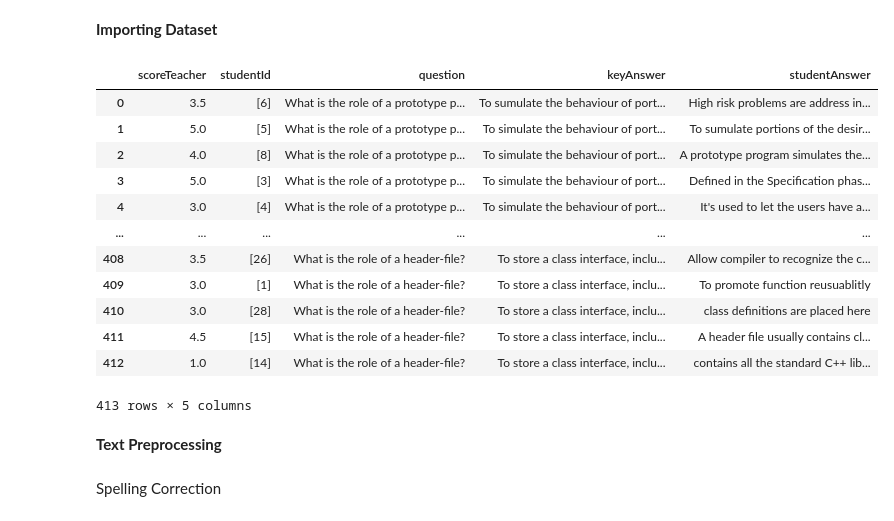
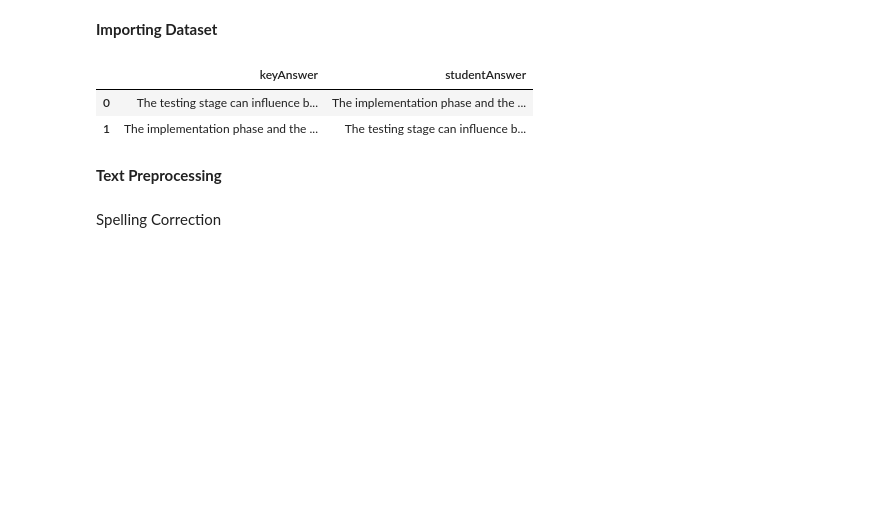
Before and after one commit to Shercosta/TugasAkhir1, a Jupyter notebook: April Model/Final Code.ipynb, the cells around one changed output. Drawn from its saved outputs; the diff is of its cells as text; code cells hidden in the pictures; blank space fills up the shorter version.

```diff
--- a/April Model/Final Code.ipynb
+++ b/April Model/Final Code.ipynb
@@ -41,22 +41,12 @@ from sklearn.metrics.pairwise import cosine_similarity
 # %% [markdown]
 **Importing Dataset**
 # %%
-full_df = pd.read_csv("dataset.csv")
+full_df = pd.read_csv("oneset.csv")
 full_df
 # %% [output]
-|  | scoreTeacher | studentId | question | keyAnswer | studentAnswer |
-| 0 | 3.5 | [6] | What is the role of a prototype p... | To sumulate the behaviour of port... | High risk problems are address in... |
-| 1 | 5.0 | [5] | What is the role of a prototype p... | To simulate the behaviour of port... | To sumulate portions of the desir... |
-| 2 | 4.0 | [8] | What is the role of a prototype p... | To simulate the behaviour of port... | A prototype program simulates the... |
-| 3 | 5.0 | [3] | What is the role of a prototype p... | To simulate the behaviour of port... | Defined in the Specification phas... |
-| 4 | 3.0 | [4] | What is the role of a prototype p... | To simulate the behaviour of port... | It's used to let the users have a... |
-| ... | ... | ... | ... | ... | ... |
-| 408 | 3.5 | [26] | What is the role of a header-file? | To store a class interface, inclu... | Allow compiler to recognize the c... |
-| 409 | 3.0 | [1] | What is the role of a header-file? | To store a class interface, inclu... | To promote function reusuablitly |
-| 410 | 3.0 | [28] | What is the role of a header-file? | To store a class interface, inclu... | class definitions are placed here |
-| 411 | 4.5 | [15] | What is the role of a header-file? | To store a class interface, inclu... | A header file usually contains cl... |
-| 412 | 1.0 | [14] | What is the role of a header-file? | To store a class interface, inclu... | contains all the standard C++ lib... |
+|  | keyAnswer | studentAnswer |
+| 0 | The testing stage can influence b... | The implementation phase and the ... |
+| 1 | The implementation phase and the ... | The testing stage can influence b... |
-413 rows × 5 columns
 # %% [markdown]
 **Text Preprocessing**
 # %% [markdown]
```
Also changed, not shown: parts of 30 cells of this notebook, 7 other files.
